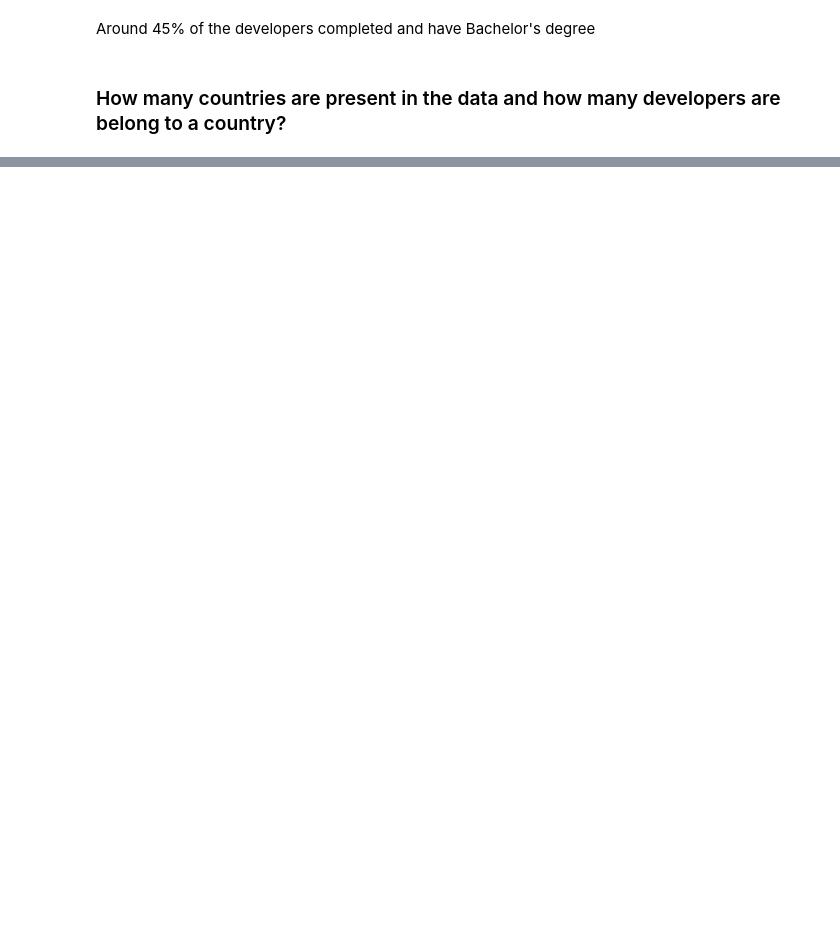
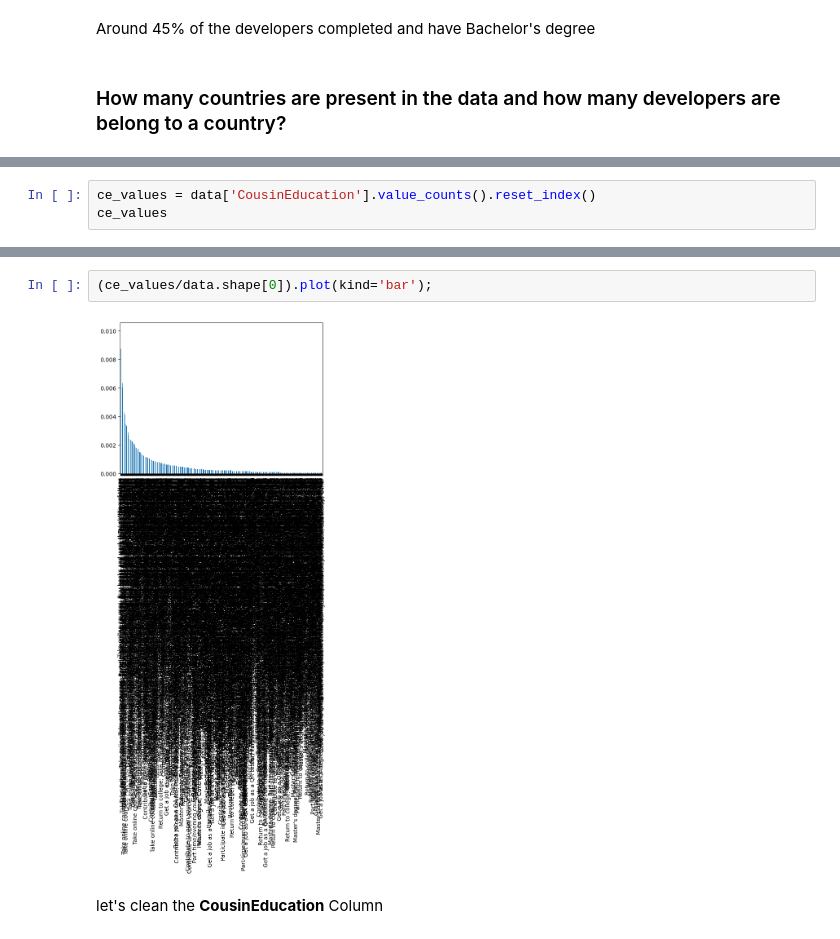
Before and after one commit to sharmas1ddharth/salary-prediction-and-analysis, a Jupyter notebook: Notebooks/stackoverflow_survey.ipynb, the cells around one changed output, grey strips where cells are left out. Drawn from its saved outputs; the diff is of its cells as text; blank space fills up the shorter version.

Commit message:
explored and cleaned CousinEducation column

```diff
--- a/Notebooks/stackoverflow_survey.ipynb
+++ b/Notebooks/stackoverflow_survey.ipynb
@@ -135,0 +170,3 @@ plt.title('Count of developers belong to a Country');
+# %%
+ce_values = data['CousinEducation'].value_counts().reset_index()
+ce_values
@@ -135,0 +187,6 @@ plt.title('Count of developers belong to a Country');
+# %%
+(ce_values/data.shape[0]).plot(kind='bar');
+# %% [output]
+[figure, added]
+# %% [markdown]
+let's clean the **CousinEducation** Column
```
Also changed, not shown: parts of 14 cells of this notebook.
